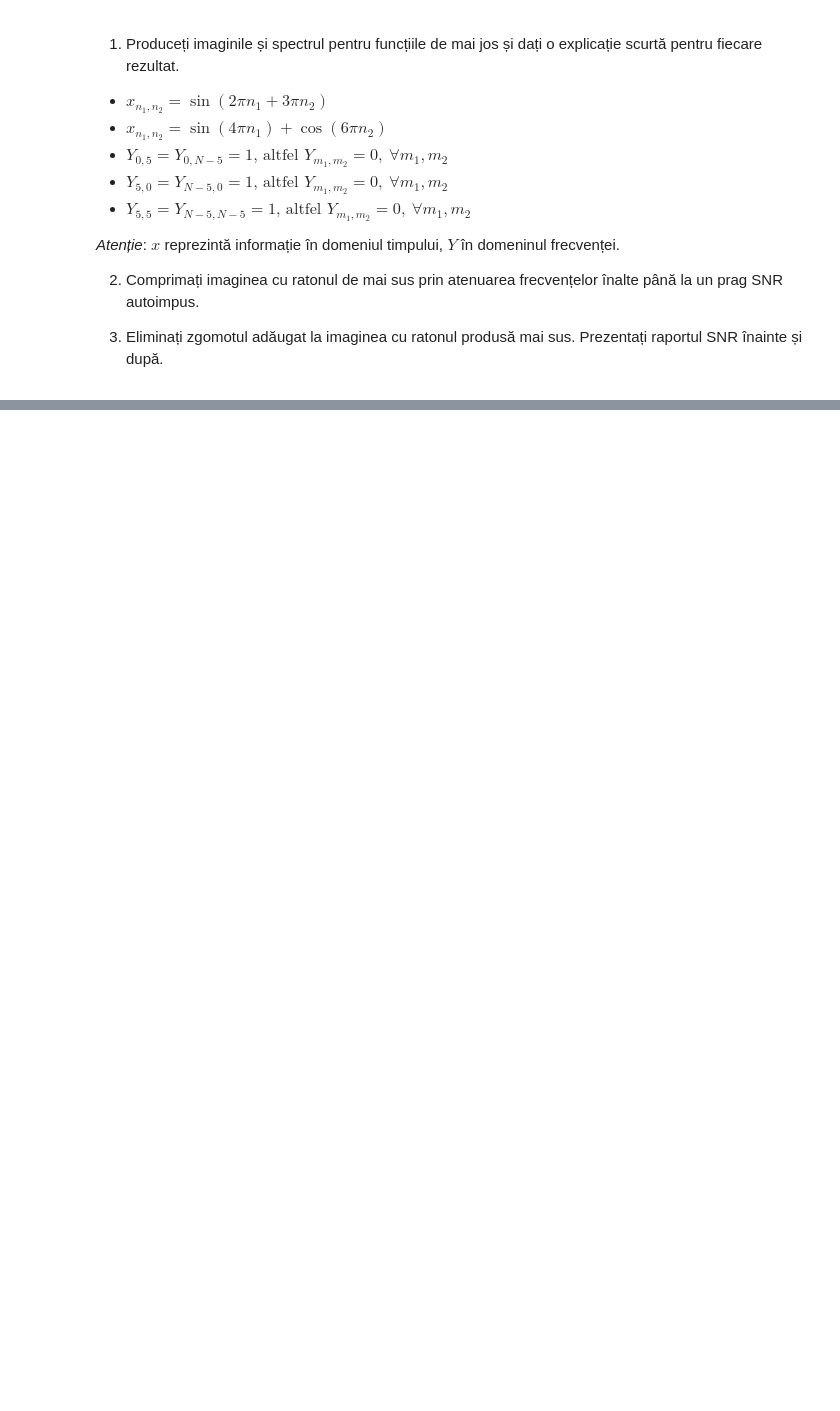
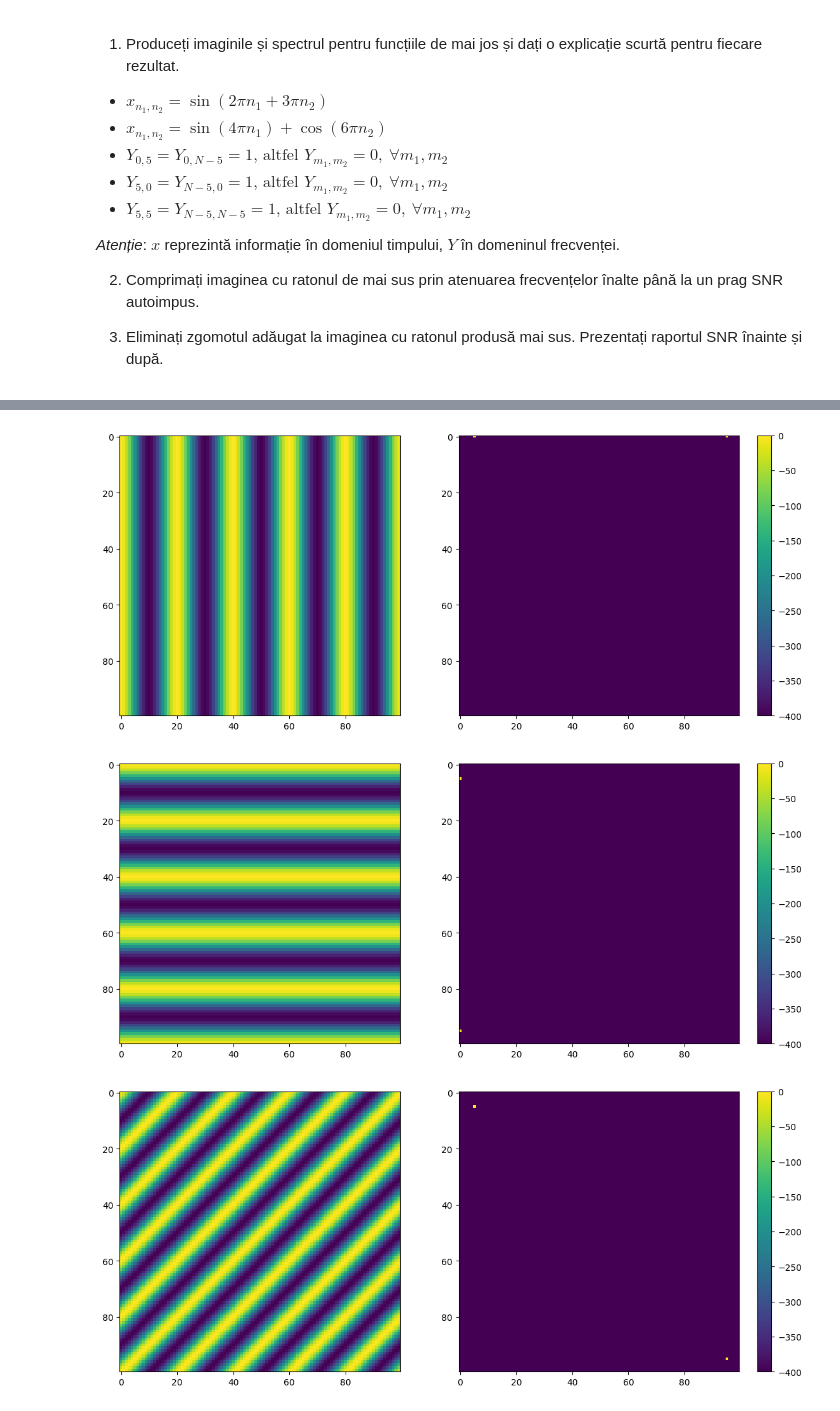
Before and after one commit to cristibc/SignalProcessingUB, a Jupyter notebook: lab7/lab7.ipynb, the cells around one changed output, grey strips where cells are left out. Saved outputs shown, nothing was run; the diff lists cells and outputs as text; code cells hidden in the pictures; blank space fills up the shorter version.

```diff
--- a/lab7/lab7.ipynb
+++ b/lab7/lab7.ipynb
@@ -172,0 +165,63 @@ plt.show()
+# %%
+# Y1
+
+N = 100
+Y = np.zeros((N, N))
+Y[0, 5] = 1
+Y[0, N-5] = 1
+freq_db2 = 20*np.log10(abs(Y) + 1e-20)
+
+X = np.fft.ifft2(Y)
+
+plt.figure(figsize=(12, 5))
+plt.subplot(1, 2, 1)
+plt.imshow(np.real(X))
+
+plt.subplot(1, 2, 2)
+plt.imshow(freq_db2)
+plt.tight_layout()
+plt.colorbar()
+plt.show()
+
+# Y2
+
+N = 100
+Y = np.zeros((N, N))
+Y[5, 0] = 1
+Y[N-5, 0] = 1
+freq_db2 = 20*np.log10(abs(Y) + 1e-20)
+
+X = np.fft.ifft2(Y)
+
+plt.figure(figsize=(12, 5))
+plt.subplot(1, 2, 1)
+plt.imshow(np.real(X))
+
+plt.subplot(1, 2, 2)
+plt.imshow(freq_db2)
+plt.tight_layout()
+plt.colorbar()
+plt.show()
+
+# Y3
+N = 100
+Y = np.zeros((N, N))
+Y[5, 5] = 1
+Y[N-5, N-5] = 1
+freq_db2 = 20*np.log10(abs(Y) + 1e-20)
+
+X = np.fft.ifft2(Y)
+
+plt.figure(figsize=(12, 5))
+plt.subplot(1, 2, 1)
+plt.imshow(np.real(X))
+
+plt.subplot(1, 2, 2)
+plt.imshow(freq_db2)
+plt.tight_layout()
+plt.colorbar()
+plt.show()
+# %% [output]
+[figure, added]
+[figure, added]
+[figure, added]
```
Also changed, not shown: parts of 2 cells of this notebook.
